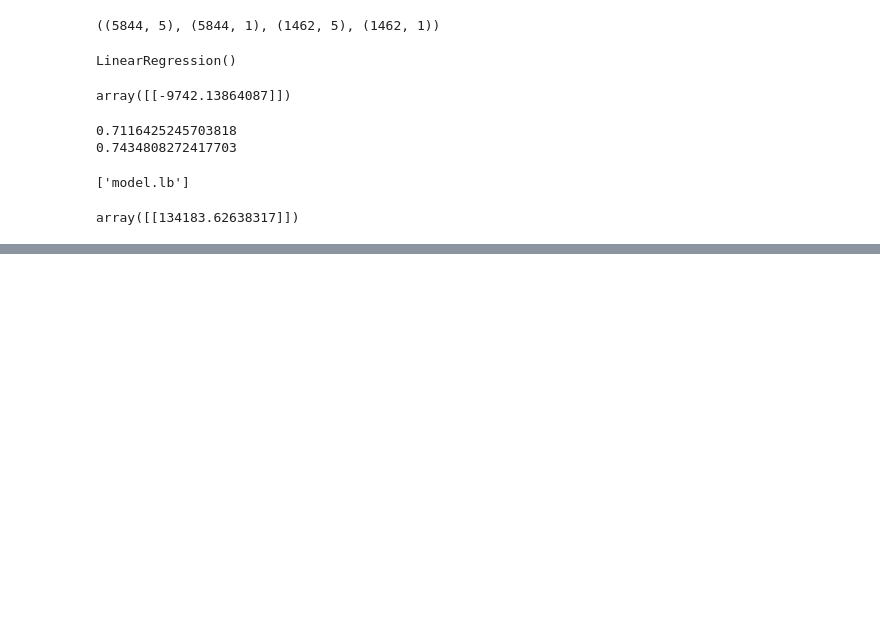
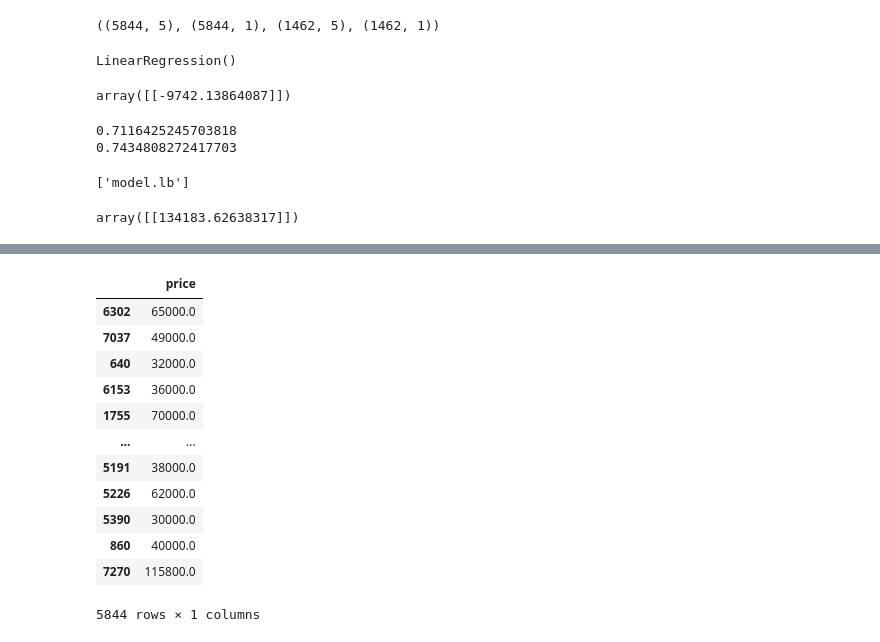
Before and after one commit to Ritika-Gauttam/Bike_Price_Prediction_Project, a Jupyter notebook: bike_model.ipynb, the cells around one changed output, grey strips where cells are left out. Cells and saved outputs as stored; diff of their text form; code cells hidden in the pictures; blank space fills up the shorter version.

```diff
--- a/bike_model.ipynb
+++ b/bike_model.ipynb
@@ -134,0 +179,16 @@ array([[134183.62638317]])
+# %%
+y_train
+# %% [output]
+|  | price |
+| 6302 | 65000.0 |
+| 7037 | 49000.0 |
+| 640 | 32000.0 |
+| 6153 | 36000.0 |
+| 1755 | 70000.0 |
+| ... | ... |
+| 5191 | 38000.0 |
+| 5226 | 62000.0 |
+| 5390 | 30000.0 |
+| 860 | 40000.0 |
+| 7270 | 115800.0 |
+5844 rows × 1 columns
```
Also changed, not shown: parts of 8 cells of this notebook.
